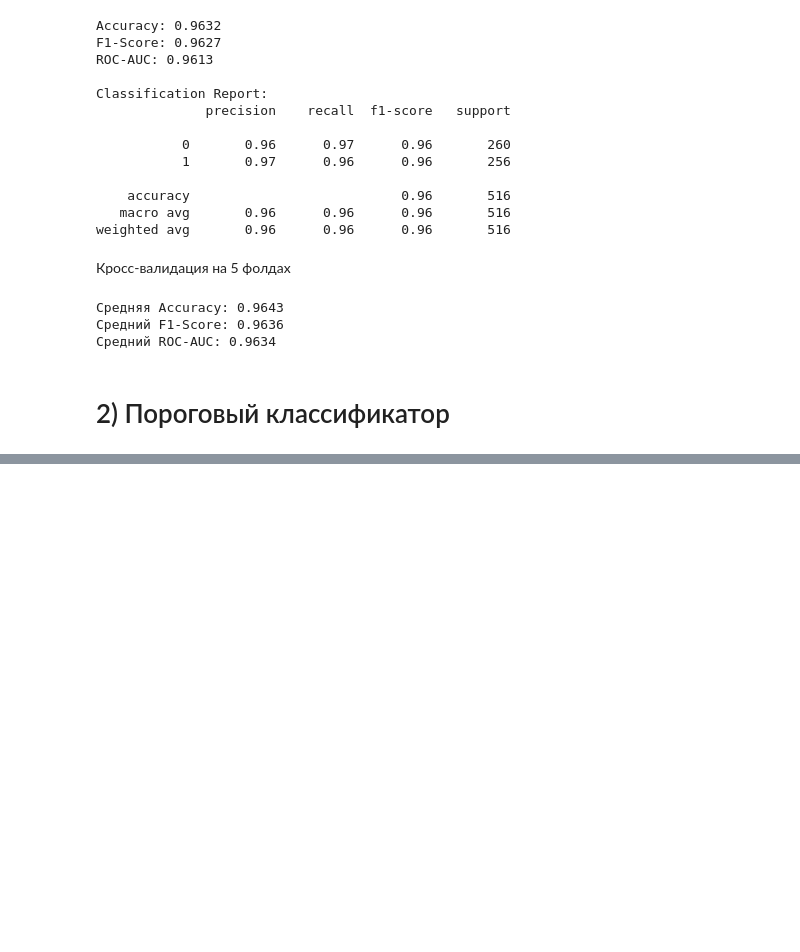
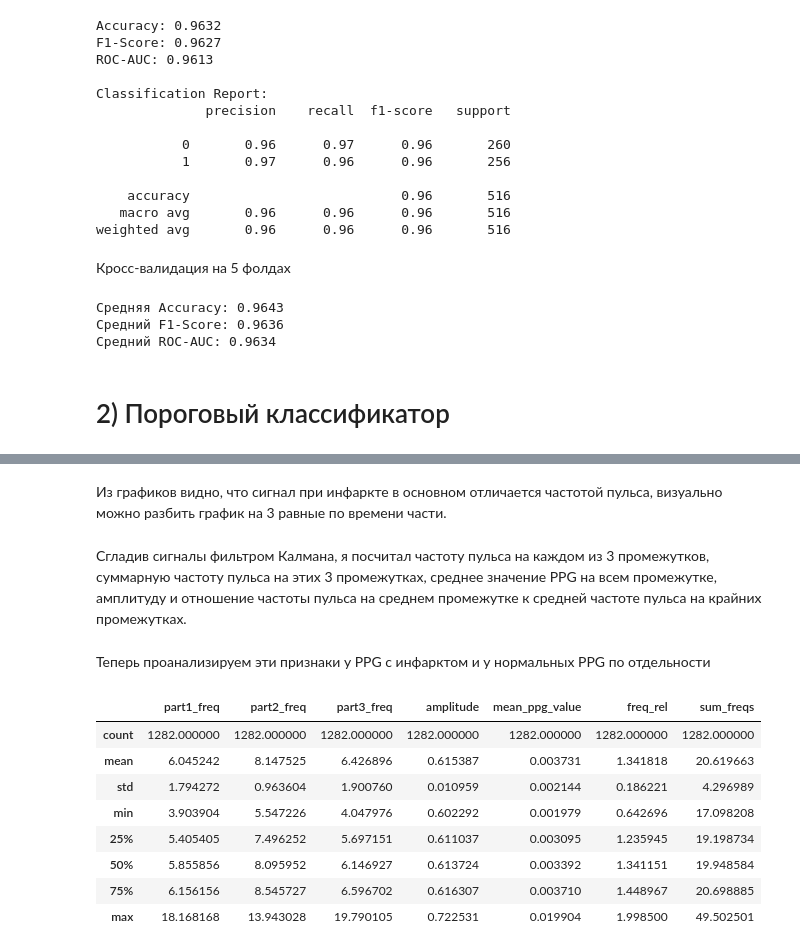
Before and after one commit to a13xbb/ml-tools-labs, a Jupyter notebook: lab4/main.ipynb, the cells around one changed output, grey strips where cells are left out. Drawn from its saved outputs; the diff is of its cells as text; code cells hidden in the pictures; blank space fills up the shorter version.

```diff
--- a/lab4/main.ipynb
+++ b/lab4/main.ipynb
@@ -275,0 +277,45 @@ Text(0.5, 1.0, 'MI')
+# %% [markdown]
+Из графиков видно, что сигнал при инфаркте в основном отличается частотой пульса, визуально можно разбить график на 3 равные по времени части.
+# %%
+def count_peaks(signal):
+    peaks, _ = find_peaks(signal)
+    return len(peaks)
+
+sampling_rate = 100
+
+pulse_frequencies = []
+p1 = int(kalman_data.shape[1] / 3)
+p2 = int(2 * kalman_data.shape[1] / 3)
+for signal in tqdm(kalman_data):
+    cur_signal_freq = []
+    for sig_part in [signal[:p1], signal[p1:p2], signal[p2:]]:
+        num_peaks = count_peaks(sig_part)  # Количество пиков
+        duration = len(sig_part) / sampling_rate  # Длительность сигнала в секундах
+        pulse_frequency = num_peaks / duration  # Частота пульса (пиков в секунду)
+        cur_signal_freq.append(pulse_frequency)
+    pulse_frequencies.append(cur_signal_freq)
+# %%
+features_df = pd.DataFrame(pulse_frequencies, columns=['part1_freq', 'part2_freq', 'part3_freq'])
+features_df['amplitude'] = np.max(kalman_data, axis=1)
+features_df['mean_ppg_value'] = np.mean(kalman_data, axis=1)
+features_df['freq_rel'] = features_df['part2_freq'] / np.mean(np.array([list(features_df['part1_freq']), list(features_df['part3_freq'])]), axis=0)
+features_df['sum_freqs'] = features_df['part1_freq'] + features_df['part2_freq'] + features_df['part3_freq']
+# %% [markdown]
+Сгладив сигналы фильтром Калмана, я посчитал частоту пульса на каждом из 3 промежутков, суммарную частоту пульса на этих 3 промежутках, среднее значение PPG на всем промежутке, амплитуду и отношение частоты пульса на среднем промежутке к средней частоте пульса на крайних промежутках.
+# %%
+features_df_normal = features_df[y == 0]
+features_df_mi = features_df[y == 1]
+# %% [markdown]
+Теперь проанализируем эти признаки у PPG с инфарктом и у нормальных PPG по отдельности
+# %%
+features_df_normal.describe()
+# %% [output]
+|  | part1_freq | part2_freq | part3_freq | amplitude | mean_ppg_value | freq_rel | sum_freqs |
+| count | 1282.000000 | 1282.000000 | 1282.000000 | 1282.000000 | 1282.000000 | 1282.000000 | 1282.000000 |
+| mean | 6.045242 | 8.147525 | 6.426896 | 0.615387 | 0.003731 | 1.341818 | 20.619663 |
+| std | 1.794272 | 0.963604 | 1.900760 | 0.010959 | 0.002144 | 0.186221 | 4.296989 |
+| min | 3.903904 | 5.547226 | 4.047976 | 0.602292 | 0.001979 | 0.642696 | 17.098208 |
+| 25% | 5.405405 | 7.496252 | 5.697151 | 0.611037 | 0.003095 | 1.235945 | 19.198734 |
+| 50% | 5.855856 | 8.095952 | 6.146927 | 0.613724 | 0.003392 | 1.341151 | 19.948584 |
+| 75% | 6.156156 | 8.545727 | 6.596702 | 0.616307 | 0.003710 | 1.448967 | 20.698885 |
+| max | 18.168168 | 13.943028 | 19.790105 | 0.722531 | 0.019904 | 1.998500 | 49.502501 |
```
Also changed, not shown: parts of 28 cells of this notebook.
